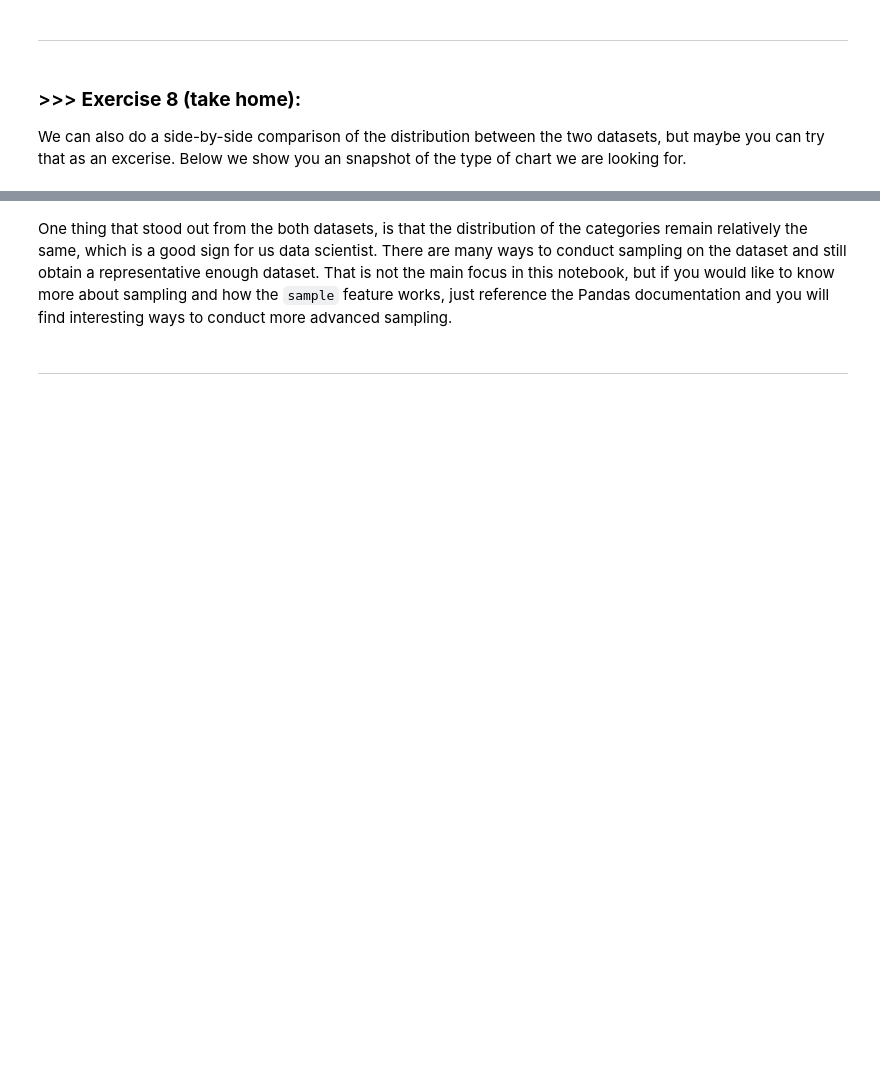
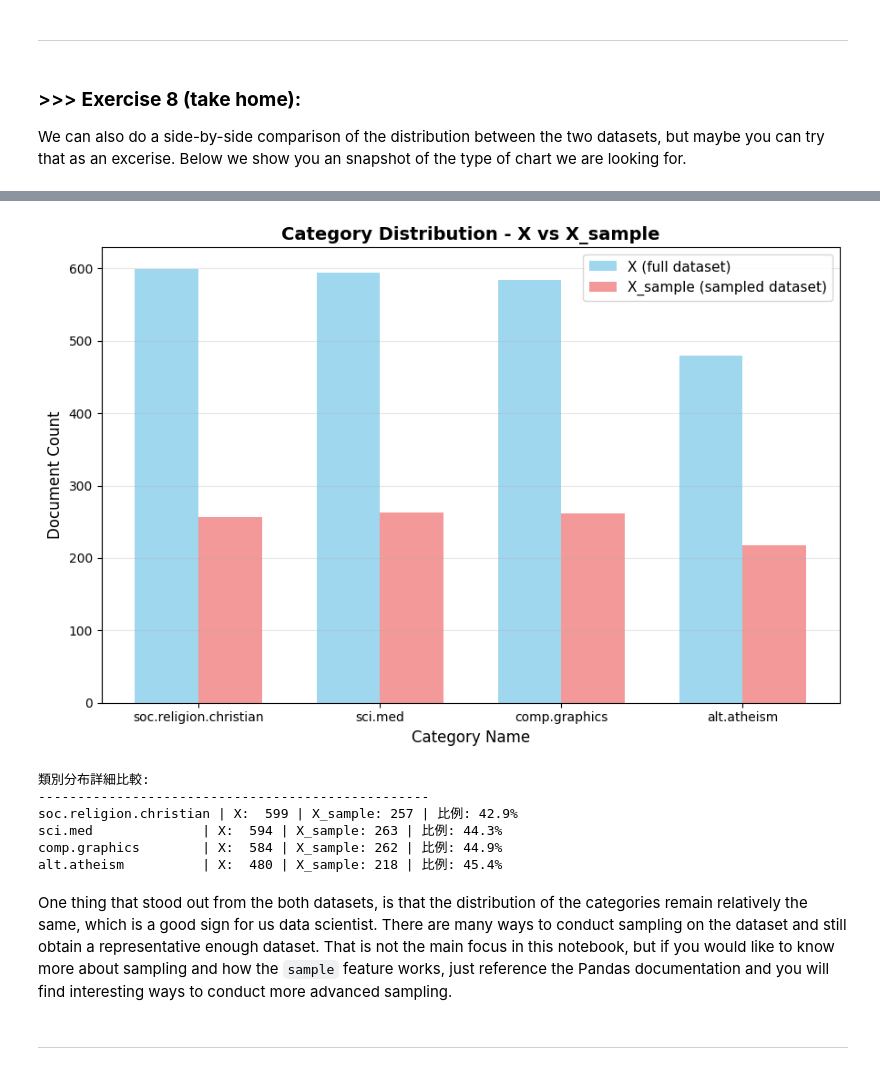
Before and after one commit to Hsun1128/DM2025-Lab1-Exercise, a Jupyter notebook: DM2025-Lab1-Master.ipynb, the cells around one changed output, grey strips where cells are left out. Saved outputs shown, nothing was run; the diff lists cells and outputs as text; code cells hidden in the pictures; blank space fills up the shorter version.

```diff
--- a/DM2025-Lab1-Master.ipynb
+++ b/DM2025-Lab1-Master.ipynb
@@ -733,3 +972,61 @@ We can also do a side-by-side comparison of the distribution between the two dat
+# %%
+# Answer here
+# 準備資料進行並排比較
+X_counts = X.category_name.value_counts()
+X_sample_counts = X_sample.category_name.value_counts()
+
+# 確保兩個資料集有相同的類別順序
+categories = X_counts.index
+x_pos = np.arange(len(categories))
+
+# 設定圖表大小
+plt.figure(figsize=(9, 6))
+
+# 設定長條圖的寬度
+bar_width = 0.35
+
+# 繪製並排長條圖
+plt.bar(x_pos - bar_width/2, X_counts.values, bar_width,
+        label='X (full dataset)', alpha=0.8, color='skyblue')
+plt.bar(x_pos + bar_width/2, [X_sample_counts.get(cat, 0) for cat in categories],
+        bar_width, label='X_sample (sampled dataset)', alpha=0.8, color='lightcoral')
+
+# 設定圖表標題和標籤
+plt.title('Category Distribution - X vs X_sample', fontsize=14, fontweight='bold')
+plt.xlabel('Category Name', fontsize=12)
+plt.ylabel('Document Count', fontsize=12)
+
+# 設定 x 軸標籤
+plt.xticks(x_pos, categories, rotation=0, fontsize=10)
+
+# 加入圖例
+plt.legend(fontsize=11)
+
+# 調整版面
+plt.tight_layout()
+
+# 顯示網格
+plt.grid(axis='y', alpha=0.3)
+
+# 顯示圖表
+plt.show()
+
+# 印出具體數值比較
+print("類別分布詳細比較:")
+print("-" * 50)
+for category in categories:
+    x_count = X_counts[category]
+    x_sample_count = X_sample_counts.get(category, 0)
+    percentage = (x_sample_count / x_count) * 100 if x_count > 0 else 0
+    print(f"{category:20} | X: {x_count:4d} | X_sample: {x_sample_count:3d} | 比例: {percentage:.1f}%")
+# %% [output]
+[figure, added]
+類別分布詳細比較:
+--------------------------------------------------
+soc.religion.christian | X:  599 | X_sample: 257 | 比例: 42.9%
+sci.med              | X:  594 | X_sample: 263 | 比例: 44.3%
+comp.graphics        | X:  584 | X_sample: 262 | 比例: 44.9%
+alt.atheism          | X:  480 | X_sample: 218 | 比例: 45.4%
 # %% [markdown]
 One thing that stood out from the both datasets, is that the distribution of the categories remain relatively the same, which is a good sign for us data scientist. There are many ways to conduct sampling on the dataset and still obtain a representative enough dataset. That is not the main focus in this notebook, but if you would like to know more about sampling and how the `sample` feature works, just reference the Pandas documentation and you will find interesting ways to conduct more advanced sampling.
 # %% [markdown]
```
Also changed, not shown: parts of 40 cells of this notebook.
